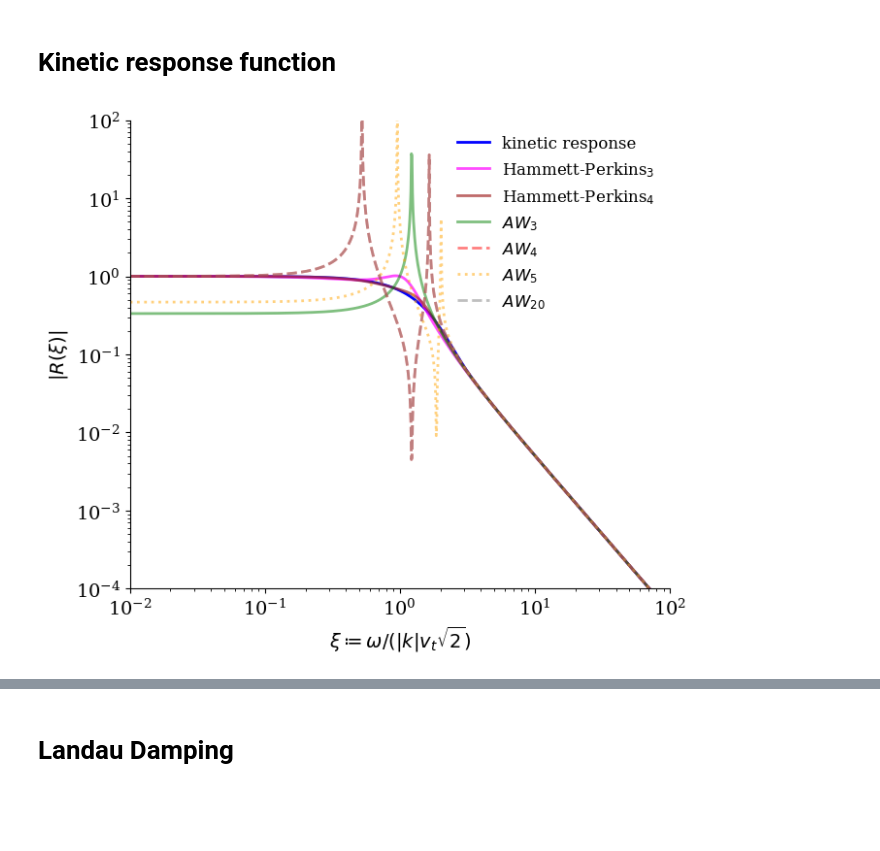
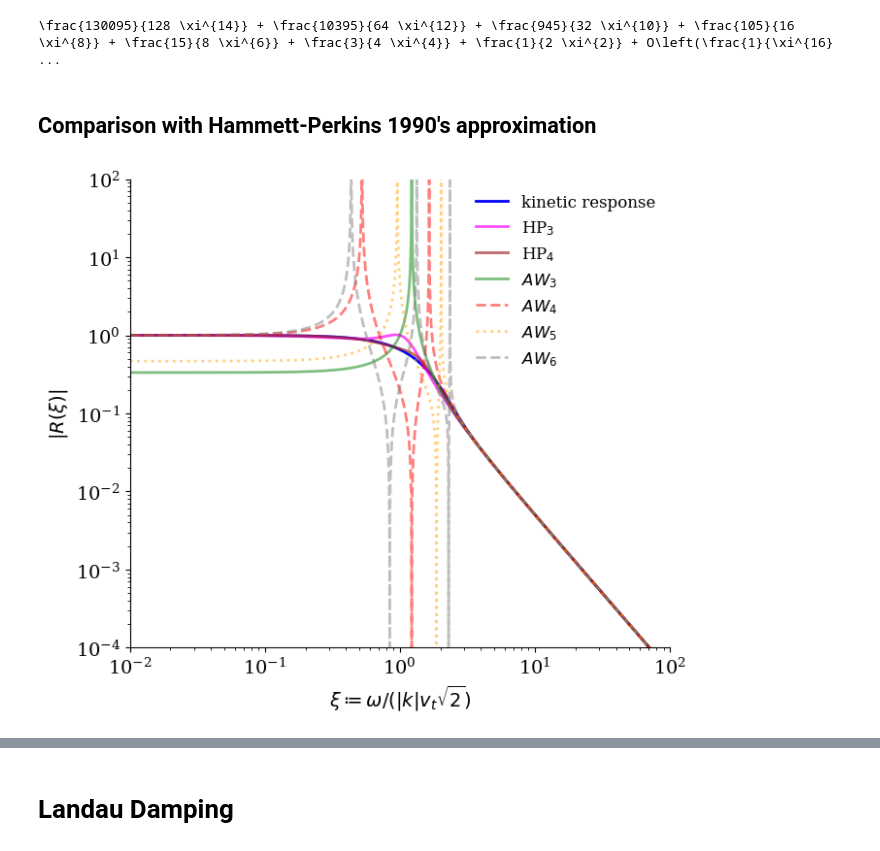
Before and after one commit to opaliss/SpectralSymbolicClosures, a Jupyter notebook: aw_hermite/symbolic_response_function_AW.ipynb, the cells around one changed output, grey strips where cells are left out. Saved outputs shown, nothing was run; the diff lists cells and outputs as text; code cells hidden in the pictures; blank space fills up the shorter version.

```diff
--- a/aw_hermite/symbolic_response_function_AW.ipynb
+++ b/aw_hermite/symbolic_response_function_AW.ipynb
@@ -22,4 +25,5 @@ Nv = 4
 # %%
-zeta = symbols('\zeta')
+# symbolic variables
+xi = symbols('xi')
 k = symbols('k', integer = True)
 # %%
@@ -51,5 +82,9 @@ $\displaystyle \frac{2 \zeta^{2} - 3}{4 \zeta^{4} - 12 \zeta^{2} + 3}$
+# %%
+print_latex(asymptotics_inf)
+# %% [output]
+\frac{130095}{128 \xi^{14}} + \frac{10395}{64 \xi^{12}} + \frac{945}{32 \xi^{10}} + \frac{105}{16 \xi^{8}} + \frac{15}{8 \xi^{6}} + \frac{3}{4 \xi^{4}} + \frac{1}{2 \xi^{2}} + O\left(\frac{1}{\xi^{16} ...
 # %% [markdown]
-# Kinetic response function
+## Comparison with Hammett-Perkins 1990's approximation
 # %%
 def Z_fun(z):
     return 1j*np.sqrt(np.pi)*wofz(z)
@@ -58,15 +93,13 @@ def R(xi):
     return -(1 + xi*Z_fun(xi))
 
 def RHP3(xi):
-    xi = xi*np.sqrt(2)
-    return (-1j*xi + 1.596)/(-1j*(xi**3) + 1.596*(xi**2) + 3*1j*xi -1.596)
+    return (1j*xi -2/np.sqrt(np.pi))/(2/np.sqrt(np.pi) - 1j*3*xi - (4/np.sqrt(np.pi))*(xi**2) + 2j*(xi**3))
 
 def RHP4(xi):
-    xi = xi*np.sqrt(2)
-    return (xi**2 + 3.519*1j*xi -5.615)/(xi**4 + 3.519*1j*(xi**3) -8.615*(xi**2) -10.556*1j*xi + 5.615)
+    return (-4 +2j*np.sqrt(np.pi)*xi + (3*np.pi -8)*(xi**2))/(4 - 6j*np.sqrt(np.pi)*xi - (9*np.pi -16)*(xi**2) + 4j*np.sqrt(np.pi)* (xi**3) + 2*(3*np.pi - 8)*(xi**4))
 
 def R3(xi):
-    return 1/(2*(xi**2) -3)
+    return 1/(2*(xi**2) - 3)
 
 def R4(xi):
     return (2*(xi**2) - 3)/(4*(xi**4) - 12*(xi**2) + 3)
@@ -75,47 +108,45 @@ def R5(xi):
     return (2*(xi**2) - 7)/(4*(xi**4) - 20*(xi**2) + 15)
 
 def R6(xi):
-    return (8*(xi**4) - 48*(xi**2) + 30)/(16*(xi**6) - 120*(xi**4) + 180*(xi**2) - 30)
+    return (4*(xi**4) - 24*(xi**2) + 15)/(8*(xi**6) - 60*(xi**4) + 90*(xi**2) - 15)
 
 def R7(xi):
-    return (1.5 * (xi**4) - 13.5*(xi**2) + 21.375)/ (3*(xi**6) -31.5*(xi**4) + 78.75*(xi**2)  -39.375)
-
-def R20(xi):
-    return sympy.lambdify(zeta, sympy.simplify(M.inv()[0, 1]/sympy.sqrt(2)))(xi)
+    return (4*(xi**4) - 36*(xi**2) + 57)/(8*(xi**6) - 84*(xi**4) + 210*(xi**2) - 105)
 # %%
-xi = 10**np.linspace(-2, 2, int(1e3))
+# define the xi along the real axis
+xi = 10**np.linspace(-2, 2, int(1e5))
 # %%
 R_3 = R3(xi)
 R_HP3 = RHP3(xi)
 R_HP4 = RHP4(xi)
 R_4 = R4(xi)
 R_5 = R5(xi)
-R_20 = R20(xi)
+R_6 = R6(xi)
 R_true = R(xi)
 # %%
 fig, ax = plt.subplots(figsize=(7, 6))
 
 ax.plot(xi, np.abs(R_true), label=r"kinetic response", c="blue", linewidth=2)
-ax.plot(xi, np.abs(R_HP3), label=r"Hammett-Perkins$_{3}$", c="magenta", linewidth=2, alpha=0.7)
-ax.plot(xi, np.abs(R_HP4), label=r"Hammett-Perkins$_{4}$", c="brown", linewidth=2, alpha=0.7)
+ax.plot(xi, np.abs(R_HP3), label=r"HP$_{3}$", c="magenta", linewidth=2, alpha=0.7)
+ax.plot(xi, np.abs(R_HP4), label=r"HP$_{4}$", c="brown", linewidth=2, alpha=0.7)
 ax.plot(xi, np.abs(R_3), label=r"$AW_{3}$", c="green", ls="-", linewidth=2, alpha=0.5)
 ax.plot(xi, np.abs(R_4), label=r"$AW_{4}$", c="red", ls="--", linewidth=2, alpha=0.5)
 ax.plot(xi, np.abs(R_5), label=r"$AW_{5}$", c="orange", ls=":", linewidth=2, alpha=0.5)
-ax.plot(xi, np.abs(R_20), label=r"$AW_{20}$", c="grey", ls="--", linewidth=2, alpha=0.5)
+ax.plot(xi, np.abs(R_6), label=r"$AW_{6}$", c="grey", ls="--", linewidth=2, alpha=0.5)
 ax.set_ylim(10**-4, 10**2)
 ax.set_yscale("log")
 ax.spines['right'].set_visible(False)
 ax.spines['top'].set_visible(False)
 ax.set_ylabel(r"$|R(\xi)|$")
 ax.set_xlabel(r"$\xi \coloneq \omega/(|k|v_{t} \sqrt{2})$")
 ax.set_xscale("log")
 ax.set_xlim(1e-2, 1e2)
 legend = ax.legend(ncols=1, fancybox=False, shadow=False, fontsize=12, loc='upper right')
 legend.get_frame().set_alpha(0)
 plt.tight_layout()
-plt.savefig("../figs/symbolic_response_function_SPS_AW.png", dpi=600)
+plt.savefig("figs/symbolic_response_function_AW.png", dpi=300)
 # %% [output]
-[figure, old version]
+[figure, new version]
 # %%
 fig, ax = plt.subplots(figsize=(7, 6))
 
```
Also changed, not shown: parts of 22 cells of this notebook, 4 other files.
